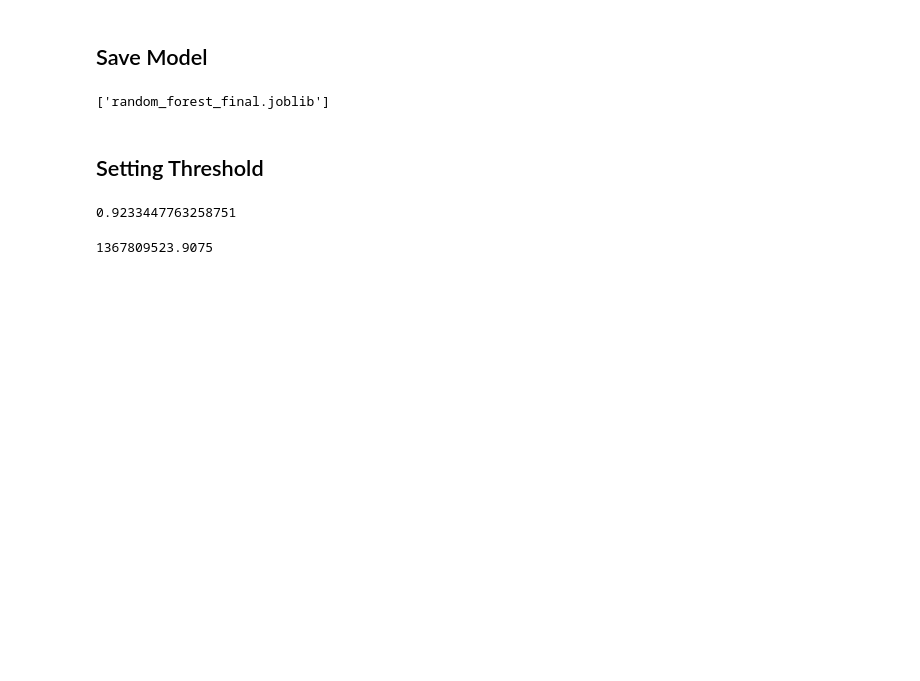
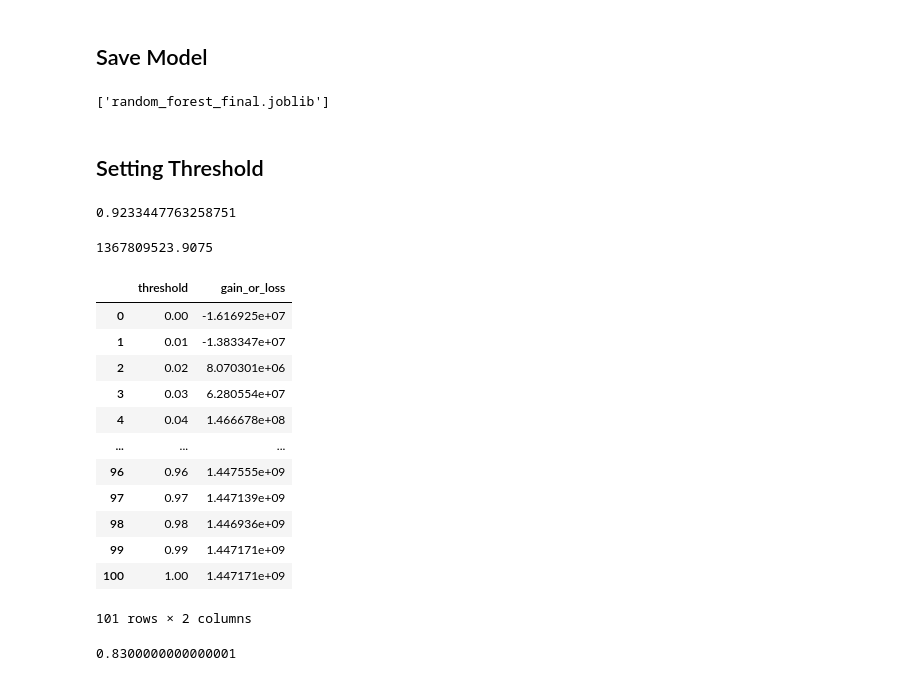
Before and after one commit to rhdn520/econometrics_exercise, a Jupyter notebook: teamproject/RandomForest.ipynb, the cells around one changed output. Saved outputs shown, nothing was run; the diff lists cells and outputs as text; code cells hidden in the pictures; blank space fills up the shorter version.

Commit message:
finished logic to calculate optimal threshold

```diff
--- a/teamproject/RandomForest.ipynb
+++ b/teamproject/RandomForest.ipynb
@@ -244,3 +248,61 @@ X_val_thres['gain_or_loss'] = X_val_thres.apply(lambda row: row['tn_gain'] if (r
 X_val_thres['gain_or_loss'].sum()
 # %% [output]
 1367809523.9075
+# %%
+thresholds = np.arange(0.0, 1.01, 0.01)
+
+metrics_df = pd.DataFrame(columns=['threshold', 'gain_or_loss'])
+
+for threshold in thresholds:
+
+    gov_bond_rate = 0.04
+
+    X_original_train, X_original_temp, y_train, y_temp = train_test_split(X_original, y, test_size=0.4, random_state=42)
+    X_original_val, X_original_test, y_val, y_test = train_test_split(X_original_temp, y_temp, test_size=0.5, random_state=42)
+
+
+    X_val_thres = X_original_val
+    X_val_thres['tn_gain'] = X_val_thres['funded_amnt'] * X_val_thres['int_rate'] * 36
+    X_val_thres['tp_gain'] = X_val_thres['funded_amnt'] * gov_bond_rate
+    X_val_thres['fn_loss'] = X_val_thres['funded_amnt'] * (1+gov_bond_rate) - X_val_thres['total_rec_prncp']
+    X_val_thres['fp_loss'] = X_val_thres['funded_amnt'] * (X_val_thres['int_rate'] - gov_bond_rate)
+
+    X_val_thres['rf_pred_proba'] = rf.predict_proba(X_val)[:,1]
+    # X_val_thres['rf_pred_proba']
+    X_val_thres['rf_pred_onehot'] = X_val_thres['rf_pred_proba'].apply(lambda row: 1 if row > threshold else 0)
+
+    X_val_thres['predict_result'] = X_val_thres.apply(lambda row: 'tp' if ((row['depvar'] == row['rf_pred_onehot']) and (row['rf_pred_onehot'] == 1))
+                                            else 'tn' if ((row['depvar'] == row['rf_pred_onehot']) and (row['rf_pred_onehot'] == 0))
+                                            else 'fp' if (row['rf_pred_onehot'] == 1)
+                                            else 'fn', axis=1)
+
+    X_val_thres['gain_or_loss'] = X_val_thres.apply(lambda row: row['tn_gain'] if (row['predict_result'] == 'tn')
+                                                    else row['tp_gain'] if (row['predict_result'] == 'tp')
+                                                    else row['fn_loss']*-1 if (row['predict_result'] == 'fn')
+                                                    else row['fp_loss']*-1, axis=1)
+
+    X_val_thres['gain_or_loss'].sum()
+
+    metrics_df.loc[len(metrics_df.index)] = [threshold, X_val_thres['gain_or_loss'].sum()]
+
+
+display(metrics_df)
+# %% [output]
+|  | threshold | gain_or_loss |
+| 0 | 0.00 | -1.616925e+07 |
+| 1 | 0.01 | -1.383347e+07 |
+| 2 | 0.02 | 8.070301e+06 |
+| 3 | 0.03 | 6.280554e+07 |
+| 4 | 0.04 | 1.466678e+08 |
+| ... | ... | ... |
+| 96 | 0.96 | 1.447555e+09 |
+| 97 | 0.97 | 1.447139e+09 |
+| 98 | 0.98 | 1.446936e+09 |
+| 99 | 0.99 | 1.447171e+09 |
+| 100 | 1.00 | 1.447171e+09 |
+101 rows × 2 columns
+# %%
+optimal_threshold = metrics_df.threshold[metrics_df.gain_or_loss.idxmax()]
+optimal_threshold
+# %% [output]
+0.8300000000000001
```
Also changed, not shown: parts of 1 cell of this notebook.
